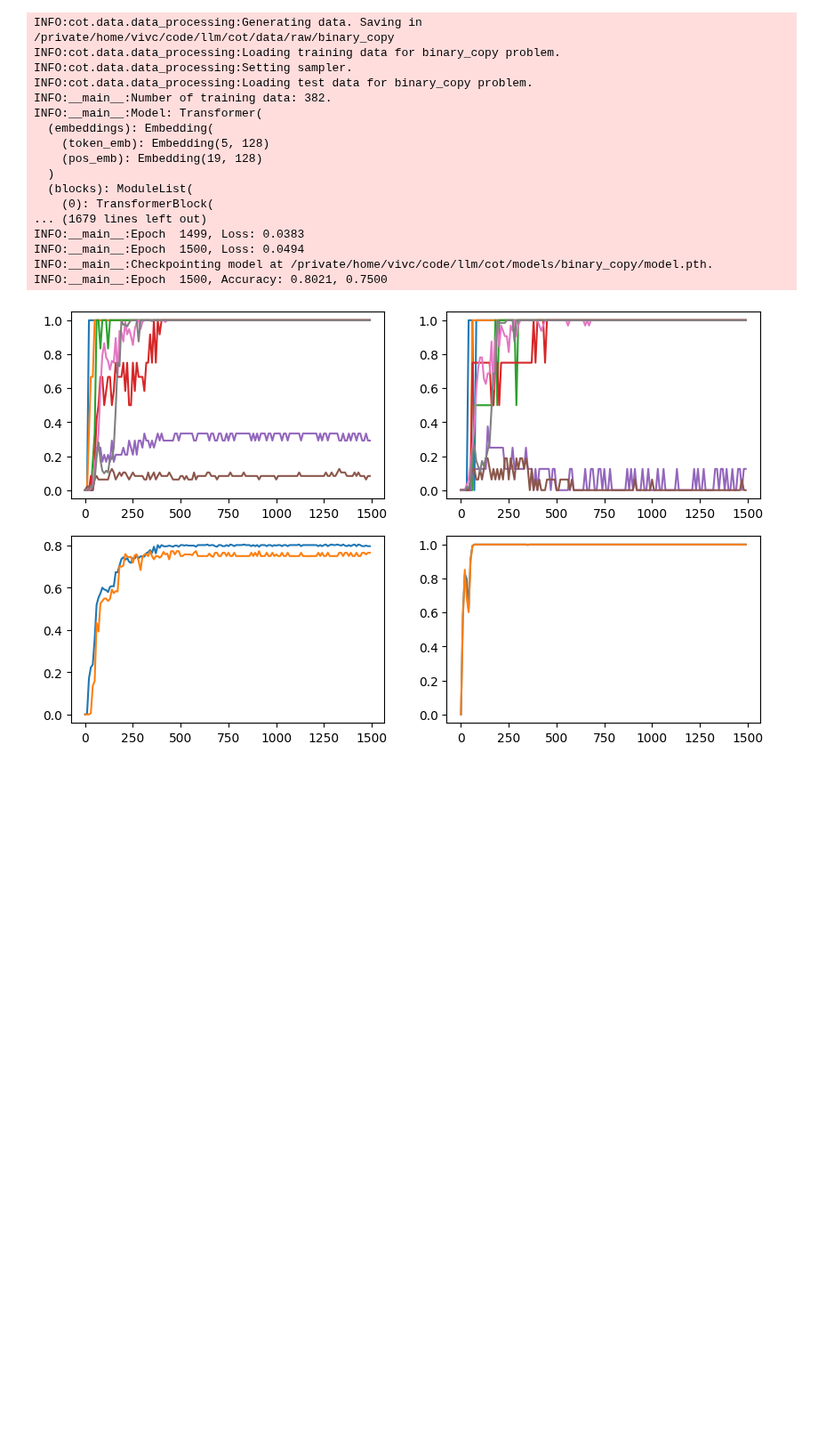
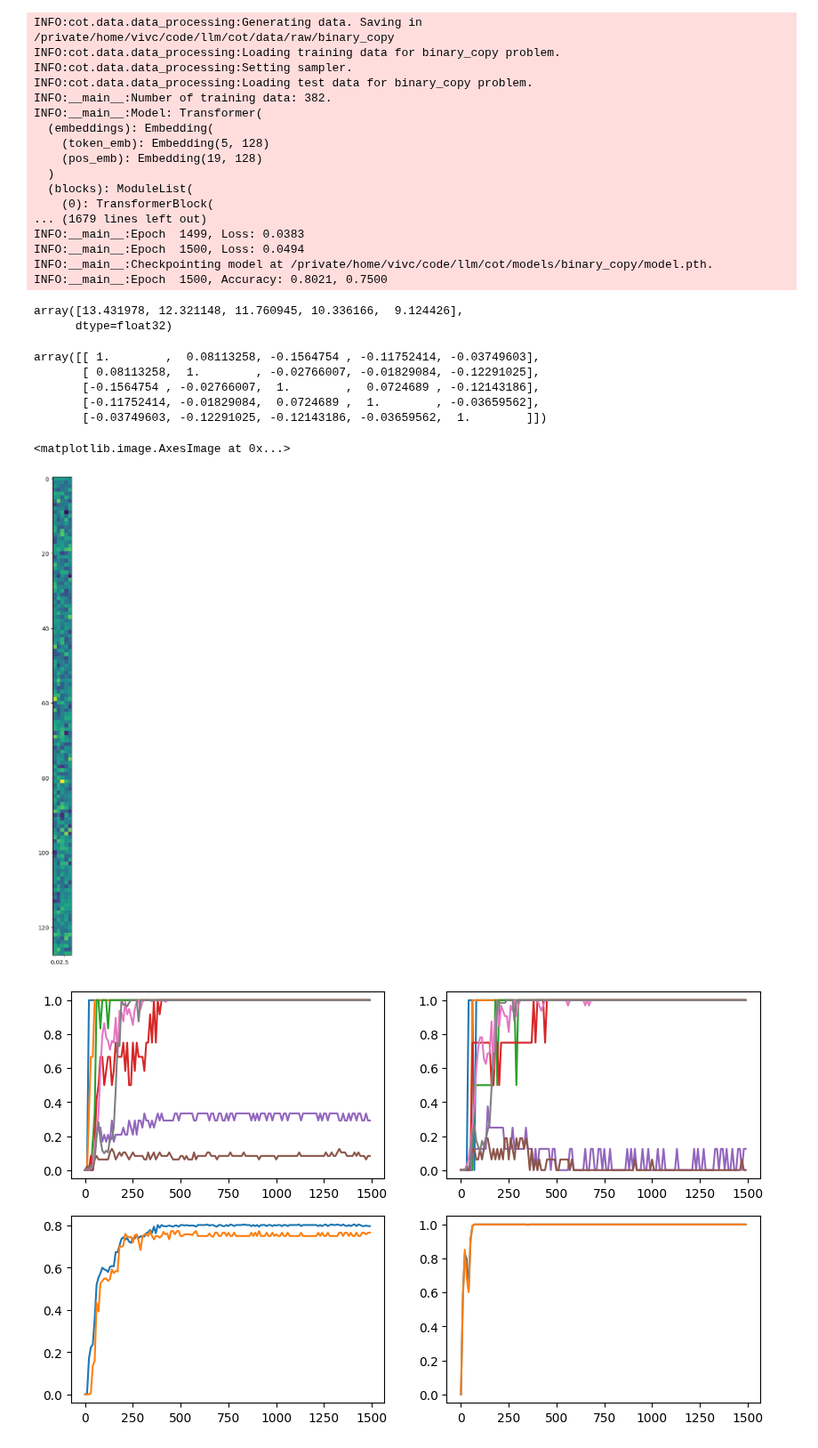
Before and after one commit to fairinternal/composable-llm, a Jupyter notebook: notebooks/scratchpad.ipynb, the cells around one changed output. Shown at 89% size. Saved outputs shown, nothing was run; the diff lists cells and outputs as text; code cells hidden in the pictures; blank space fills up the shorter version.

```diff
--- a/notebooks/scratchpad.ipynb
+++ b/notebooks/scratchpad.ipynb
@@ -108,3 +108,6 @@ test_acc_by_len = checkpoint["test_acc_by_len"][ind]
 spe_acc = checkpoint["spe_acc"][ind]
 test_spe_acc = checkpoint["test_spe_acc"][ind]
 losses = checkpoint["losses"]
+# %%
+token_emb = checkpoint['model_state_dict']['embeddings.token_emb.weight'].cpu()
+pos_emb = checkpoint['model_state_dict']['embeddings.pos_emb.weight'].cpu()
@@ -111,3 +117,25 @@ losses = checkpoint["losses"]
+# %%
+w = token_emb
+U, s, V = svd(w)
+# %%
+s
+# %% [output]
+array([13.431978, 12.321148, 11.760945, 10.336166,  9.124426],
+      dtype=float32)
+# %%
+np.corrcoef(token_emb)
+# %% [output]
+array([[ 1.        ,  0.08113258, -0.1564754 , -0.11752414, -0.03749603],
+       [ 0.08113258,  1.        , -0.02766007, -0.01829084, -0.12291025],
+       [-0.1564754 , -0.02766007,  1.        ,  0.0724689 , -0.12143186],
+       [-0.11752414, -0.01829084,  0.0724689 ,  1.        , -0.03659562],
+       [-0.03749603, -0.12291025, -0.12143186, -0.03659562,  1.        ]])
+# %%
+plt.figure(figsize=(15, 15))
+plt.imshow(V[:, :5])
+# %% [output]
+<matplotlib.image.AxesImage at 0x...>
+[figure, added]
 # %%
 fig, axes = plt.subplots(2, 2, figsize=(10, 6))
 axes[0, 0].plot(evals, acc_by_len)
```
Also changed, not shown: parts of 1 cell of this notebook, 1 other file.
